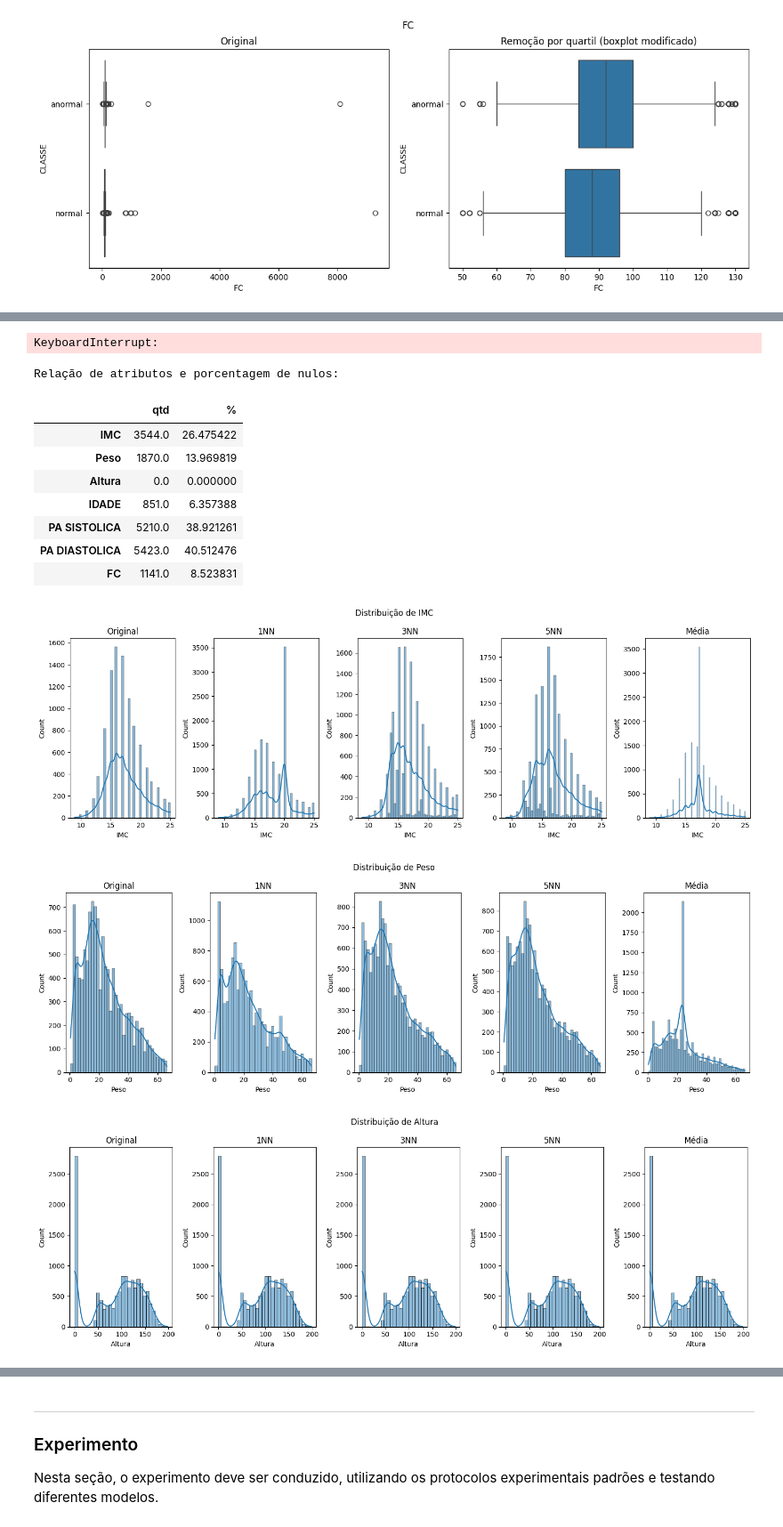
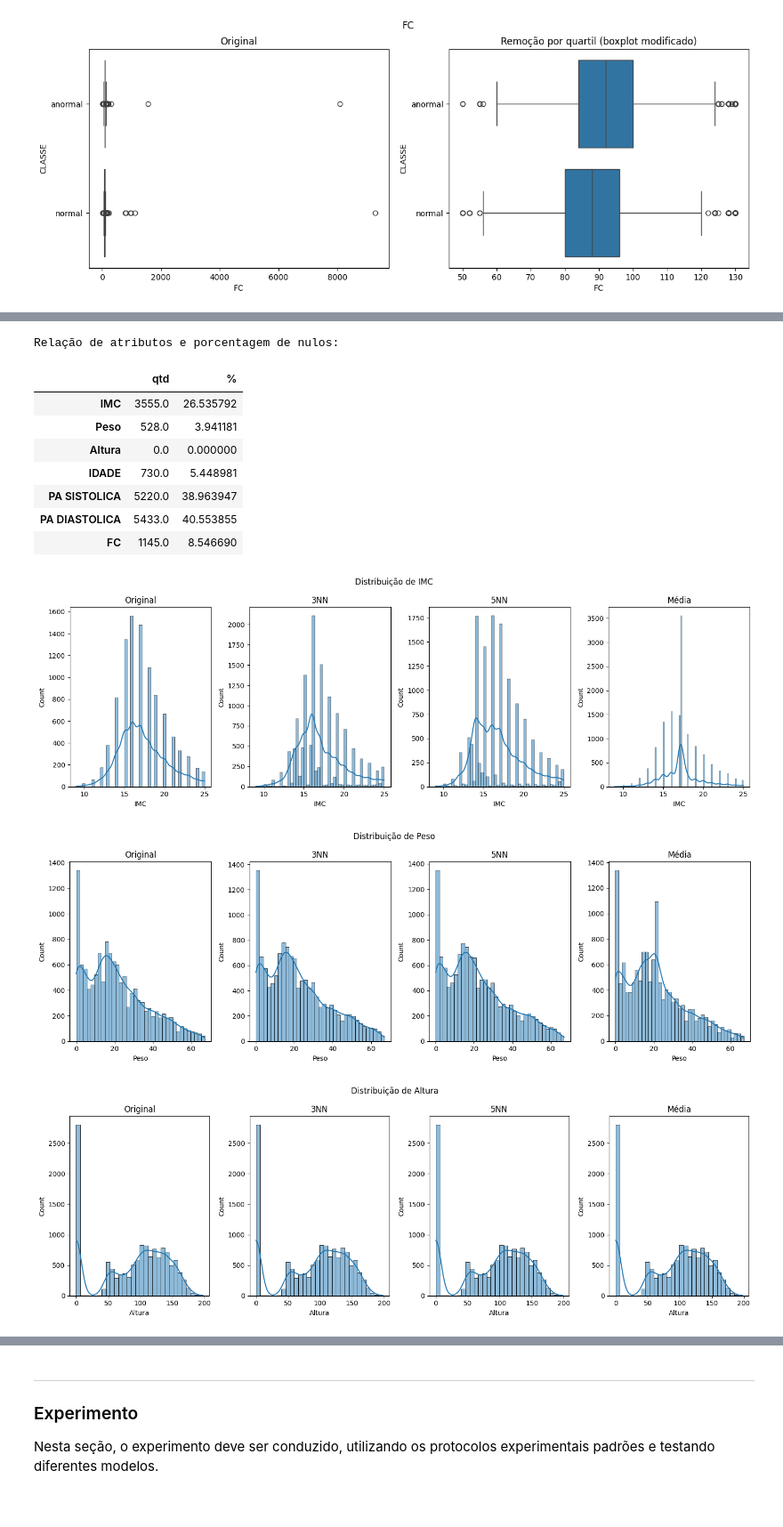
Before and after one commit to lauranaomiseto/projeto-AM, a Jupyter notebook: main.ipynb, the cells around one changed output, grey strips where cells are left out. Shown at 89% size. Saved outputs shown, nothing was run; the diff lists cells and outputs as text; code cells hidden in the pictures.

```diff
--- a/main.ipynb
+++ b/main.ipynb
@@ -247,14 +276,10 @@ Nesta seção, as funções da etapa de pré-processamento dos dados devem ser i
 # %%
-# IDENTIFICAR VALORES FALTANTES E INVÁLIDOS
-
-# col_numerica = ['Id', 'IMC', 'IDADE', 'PA SISTOLICA', 'PA DIASTOLICA', 'FC']
-col_numerica = ['IMC', 'Peso', 'Altura', 'IDADE', 'PA SISTOLICA', 'PA DIASTOLICA', 'FC']
-col_categorica = ['PULSOS', 'PPA', 'B2', 'SOPRO', 'HDA 1', 'SEXO', 'MOTIVO1', 'MOTIVO2']
-col_temporais = ['Atendimento', 'DN']
+# IDENTIFICAR VALORES INVÁLIDOS NO TREINO
 
 # ATRIBUTOS NUMÉRICOS
     # transformando não numéricos em NaN
 df_train[col_numerica] = invalidar_nao_numerico(df_train, col_numerica)
+        # Restrições do domínio
 df_train['IDADE'] = df_train['IDADE'].apply(lambda x: x if 0<=x else np.nan)
 df_train['Peso'] = df_train['Peso'].apply(lambda x: x if 0<=x else np.nan)
 df_train['Altura'] = df_train['Altura'].apply(lambda x: x if 0<=x else np.nan)
@@ -265,18 +290,13 @@ df_train['Altura'] = df_train['Altura'].apply(lambda x: x if 0<=x else np.nan)
 df_train[col_categorica] = padronizar_string(df_train, col_categorica)
 
         # PPA
-valores_validos = ['normal', 'pre-hipertensão pas', 'has-2 pas', 'pre-hipertensão pad', 'has-1 pas', 'has-2 pad', 'has-1 pad']
-df_train['PPA'] = df_train['PPA'].apply(lambda x: x if x in valores_validos else np.nan)
+df_train['PPA'] = df_train['PPA'].apply(lambda x: x if x in ['normal', 'pre-hipertensão pas', 'has-2 pas', 'pre-hipertensão pad', 'has-1 pas', 'has-2 pad', 'has-1 pad'] else np.nan)
 
         # SEXO
-valores_validos_f = ['f', 'feminino']
-valores_validos_m = ['m', 'masculino']
-df_train['SEXO'] = df_train['SEXO'].apply(lambda x: 'f' if x in valores_validos_f else 'm' if x in valores_validos_m else np.nan)
+df_train['SEXO'] = df_train['SEXO'].apply(lambda x: 'f' if x in ['f', 'feminino'] else 'm' if x in ['m', 'masculino'] else np.nan)
 
         # CLASSE
-valores_validos_0 = ['Normal', 'Normais']
-valores_validos_1 = ['Anormal']
-df_train['CLASSE'] = df_train['CLASSE'].apply(lambda x: 'normal' if x in valores_validos_0 else 'anormal' if x in valores_validos_1 else np.nan)
+df_train['CLASSE'] = df_train['CLASSE'].apply(lambda x: 'normal' if x in ['Normal', 'Normais'] else 'anormal' if x in ['Anormal'] else np.nan)
 
 
 # ATRIBUTOS TEMPORAIS
@@ -388,9 +357,0 @@ display(df_train[['IMC', 'Peso', 'Altura', 'PA SISTOLICA', 'PA DIASTOLICA', 'FC'
-# %%
-# PEENCHIMENTO DOS VALORES FALTANTES NUMÉRICOS (inválidos, outliers)
-
-df_imputed_knn_1 = pd.DataFrame(imputador_faltantes_knn(df_train, col_numerica, 1).transform(df_train[col_numerica]), columns=col_numerica)
-df_imputed_knn_3 = pd.DataFrame(imputador_faltantes_knn(df_train, col_numerica, 3).transform(df_train[col_numerica]), columns=col_numerica)
-df_imputed_knn_5 = pd.DataFrame(imputador_faltantes_knn(df_train, col_numerica, 5).transform(df_train[col_numerica]) , columns=col_numerica)
-df_imputed_media = pd.DataFrame(imputador_faltantes_media(df_train, col_numerica).transform(df_train[col_numerica]), columns=col_numerica)
-# %% [output]
-KeyboardInterrupt:
@@ -404,40 +358,52 @@ df_imputed_moda = pd.DataFrame(imputador_faltantes_moda(df_train, col_categorica
+# %%
+# GERANDO DIFERENTES IMPUTADORES
+
+imputador_3nn = imputador_faltantes_knn(df_train, col_numerica, 3)
+imputador_5nn = imputador_faltantes_knn(df_train, col_numerica, 5)
+imputador_media = imputador_faltantes_media(df_train, col_numerica)
+imputador_moda = imputador_faltantes_moda(df_train, col_categorica)
 # %%
 # COMPARANDO DISTRIBUIÇÃO ORIGINAL E DOS IMPUTADOS
+
+df_train_imputed_3nn = pd.DataFrame(imputador_3nn.transform(df_train[col_numerica]), columns=col_numerica)
+df_train_imputed_5nn = pd.DataFrame(imputador_5nn.transform(df_train[col_numerica]) , columns=col_numerica)
+df_train_imputed_media = pd.DataFrame(imputador_media.transform(df_train[col_numerica]), columns=col_numerica)
+
 
 analise_valores_faltantes(df_train[col_numerica])
 
 for coluna in col_numerica:
     fig, axes = plt.subplots(1, 4, figsize=(15, 5), sharex=False, sharey=False)
     fig.suptitle(f"Distribuição de {coluna}")
     # axes.set_xlabel("Valor")
 
     sns.histplot(df_train[coluna], ax=axes[0], kde=True)
     axes[0].set_title(f"Original")
 
     # sns.histplot(df_imputed_knn_1[coluna], ax=axes[1], kde=True)
     # axes[1].set_title(f"1NN")
 
-    sns.histplot(df_imputed_knn_3[coluna], ax=axes[2], kde=True)
-    axes[2].set_title(f"3NN")
+    sns.histplot(df_train_imputed_3nn[coluna], ax=axes[1], kde=True)
+    axes[1].set_title(f"3NN")
 
-    sns.histplot(df_imputed_knn_5[coluna], ax=axes[3], kde=True)
-    axes[3].set_title(f"5NN")
+    sns.histplot(df_train_imputed_5nn[coluna], ax=axes[2], kde=True)
+    axes[2].set_title(f"5NN")
 
-    sns.histplot(df_imputed_media[coluna], ax=axes[4], kde=True)
-    axes[4].set_title(f"Média")
+    sns.histplot(df_train_imputed_media[coluna], ax=axes[3], kde=True)
+    axes[3].set_title(f"Média")
 
     plt.tight_layout()
     plt.show()
 # %% [output]
 Relação de atributos e porcentagem de nulos:
 |  | qtd | % |
-| IMC | 3544.0 | 26.475422 |
-| Peso | 1870.0 | 13.969819 |
+| IMC | 3555.0 | 26.535792 |
+| Peso | 528.0 | 3.941181 |
 | Altura | 0.0 | 0.000000 |
-| IDADE | 851.0 | 6.357388 |
-| PA SISTOLICA | 5210.0 | 38.921261 |
-| PA DIASTOLICA | 5423.0 | 40.512476 |
-| FC | 1141.0 | 8.523831 |
+| IDADE | 730.0 | 5.448981 |
+| PA SISTOLICA | 5220.0 | 38.963947 |
+| PA DIASTOLICA | 5433.0 | 40.553855 |
+| FC | 1145.0 | 8.546690 |
-[figure, old version]
+[figure, new version]
-[figure, old version]
+[figure, new version]
-[figure, old version]
+[figure, new version]
```
Also changed, not shown: parts of 41 cells of this notebook.
